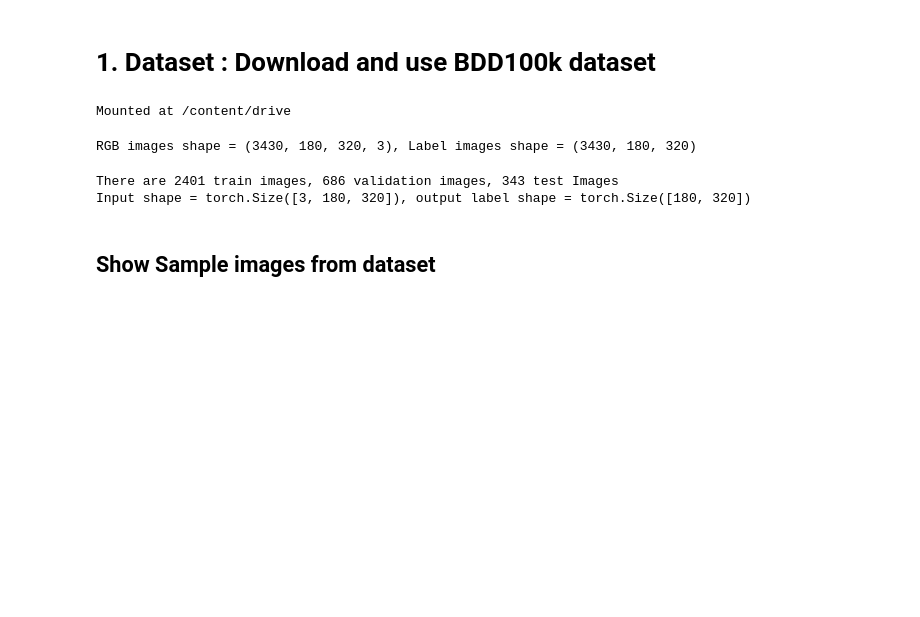
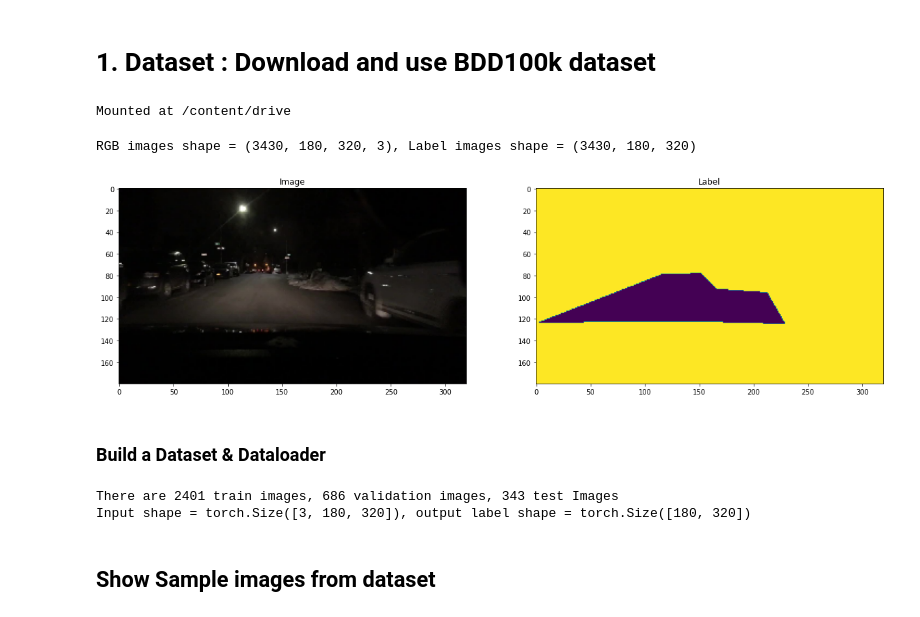
Before and after one commit to suryajayaraman/Semantic-Segmentation-using-Deep-Learning, a Jupyter notebook: finalContent/FCN_resnet50_baseline.ipynb, the cells around one changed output. Cells and saved outputs as stored; diff of their text form; code cells hidden in the pictures; blank space fills up the shorter version.

```diff
--- a/finalContent/FCN_resnet50_baseline.ipynb
+++ b/finalContent/FCN_resnet50_baseline.ipynb
@@ -71,14 +57,23 @@ else:
 # %% [output]
 Mounted at /content/drive
 # %%
-targetWidth = 320
-targetHeight = 180
-# dataset_path = 'dataset'
-images = np.load(f'{dataset_path}/image_{targetHeight}_{targetWidth}.npy')
-labels = np.load(f'{dataset_path}/label_{targetHeight}_{targetWidth}.npy')
+images = np.load("dataset/image_180_320.npy")
+labels = np.load("dataset/label_180_320.npy")
 print(f"RGB images shape = {images.shape}, Label images shape = {labels.shape}")
 # %% [output]
 RGB images shape = (3430, 180, 320, 3), Label images shape = (3430, 180, 320)
+# %%
+f, (ax0, ax1) = plt.subplots(1,2, figsize=(20,40))
+idx=458
+ax0.imshow(images[idx])
+ax0.set_title("Image")
+ax1.imshow(labels[idx])
+ax1.set_title("Label")
+plt.show()
+# %% [output]
+[figure, added]
+# %% [markdown]
+### Build a Dataset & Dataloader
 # %%
 # utility functions to get BDD100k Pytorch dataset and dataloaders
 from utils import get_datasets, get_dataloaders
```
Also changed, not shown: parts of 8 cells of this notebook.
